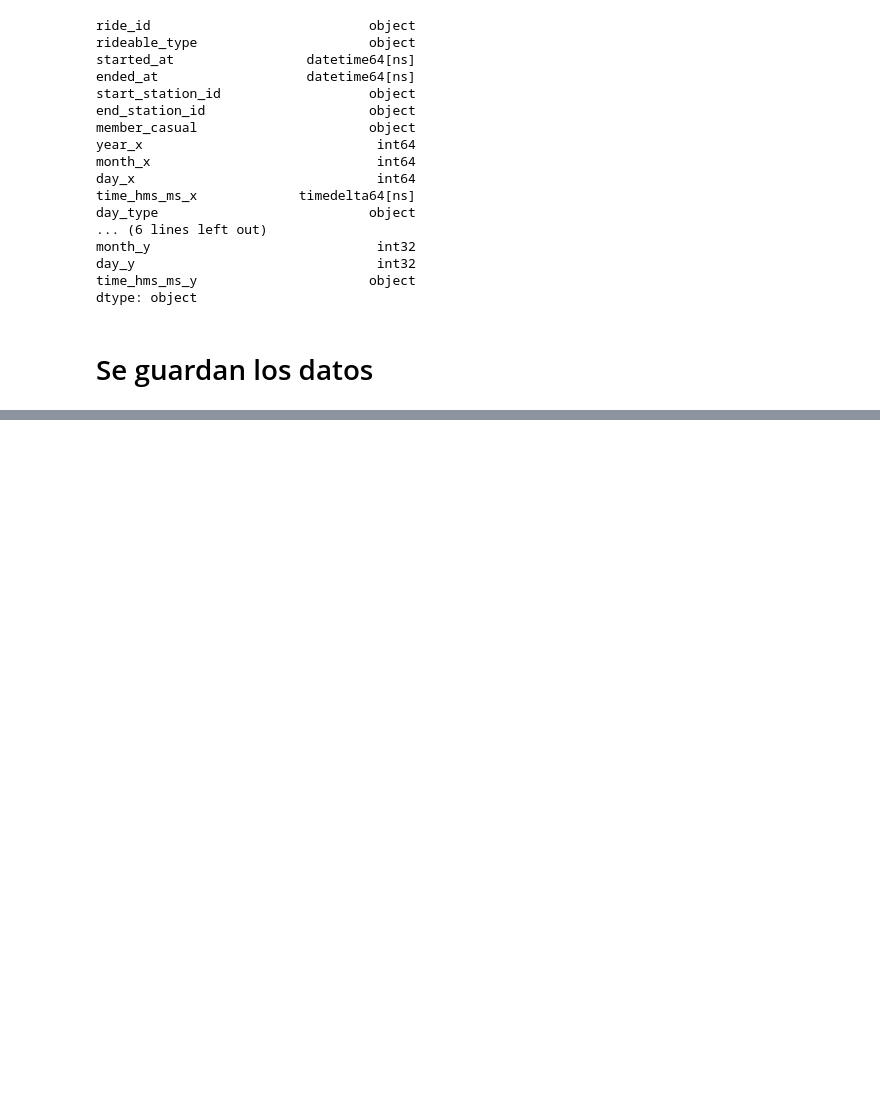
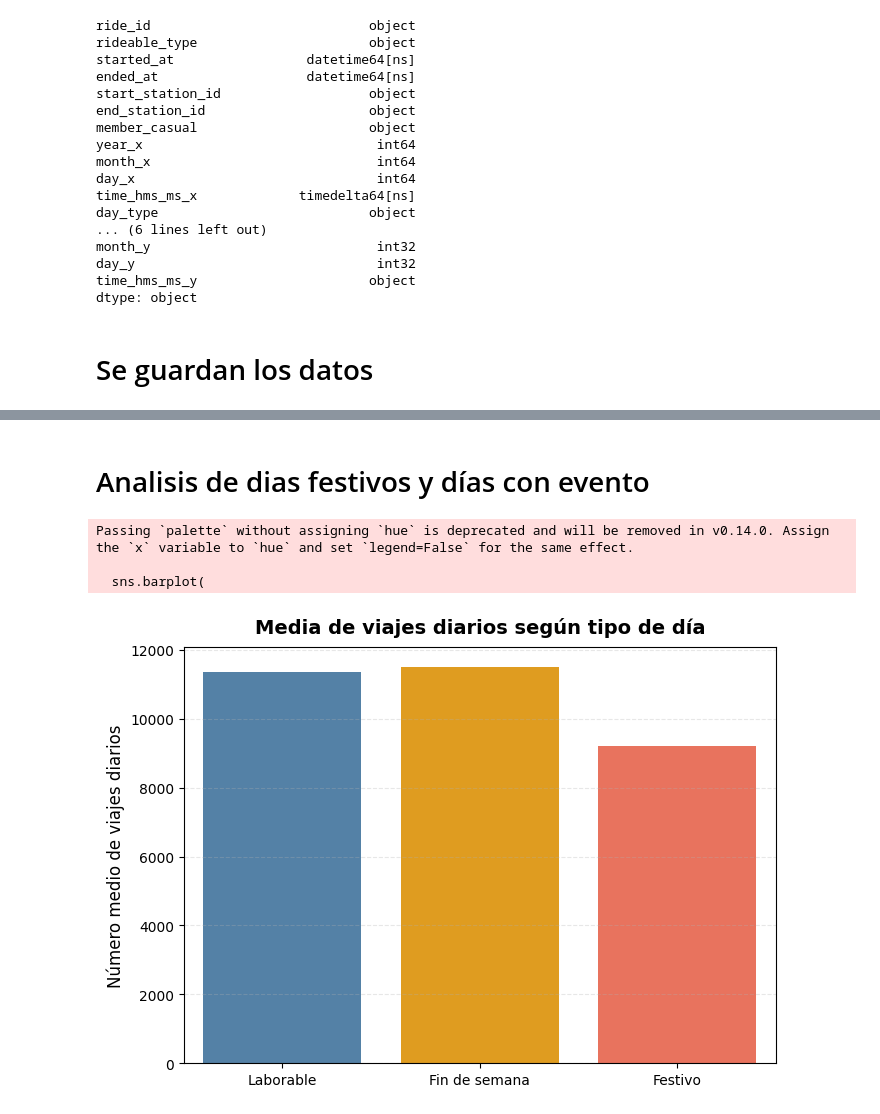
Before and after one commit to cavero00/bicycles_use_predictor, a Jupyter notebook: preprocesingScripts/join/join_data.ipynb, the cells around one changed output, grey strips where cells are left out. Drawn from its saved outputs; the diff is of its cells as text; code cells hidden in the pictures; blank space fills up the shorter version.

```diff
--- a/preprocesingScripts/join/join_data.ipynb
+++ b/preprocesingScripts/join/join_data.ipynb
@@ -148,0 +285,52 @@ df_merged.to_pickle("../../data/join/df_data.pk1")
+# %% [markdown]
+# Analisis de dias festivos y días con evento
+# %%
+import pandas as pd
+import seaborn as sns
+import matplotlib.pyplot as plt
+
+# Agrupar por día para contar los viajes y conservar el tipo de día
+df_daily = (
+    df.groupby([df['started_at'].dt.date, 'day_type'])
+    .agg(trips=('started_at', 'count'))
+    .reset_index()
+)
+
+# Calcular la media de viajes para cada tipo de día
+df_summary = (
+    df_daily.groupby('day_type', as_index=False)
+    .agg(mean_trips=('trips', 'mean'))
+)
+
+# Orden lógico de categorías
+order = ['Normal', 'Weekend', 'Holiday']
+
+# Etiquetas más legibles
+labels = {
+    'Normal': 'Laborable',
+    'Weekend': 'Fin de semana',
+    'Holiday': 'Festivo'
+}
+df_summary['Tipo de día'] = df_summary['day_type'].map(labels)
+
+plt.figure(figsize=(7,5))
+sns.barplot(
+    data=df_summary,
+    x='Tipo de día',
+    y='mean_trips',
+    order=[labels[o] for o in order],
+    palette=['steelblue', 'orange', 'tomato']
+)
+
+# Estilo y etiquetas
+plt.title('Media de viajes diarios según tipo de día', fontsize=14, weight='bold', pad=10)
+plt.xlabel('')
+plt.ylabel('Número medio de viajes diarios', fontsize=12)
+plt.grid(axis='y', linestyle='--', alpha=0.3)
+plt.tight_layout()
+plt.show()
+# %% [output]
+Passing `palette` without assigning `hue` is deprecated and will be removed in v0.14.0. Assign the `x` variable to `hue` and set `legend=False` for the same effect.
+
+  sns.barplot(
+[figure, added]
```
Also changed, not shown: parts of 15 cells of this notebook, 3 other files.
